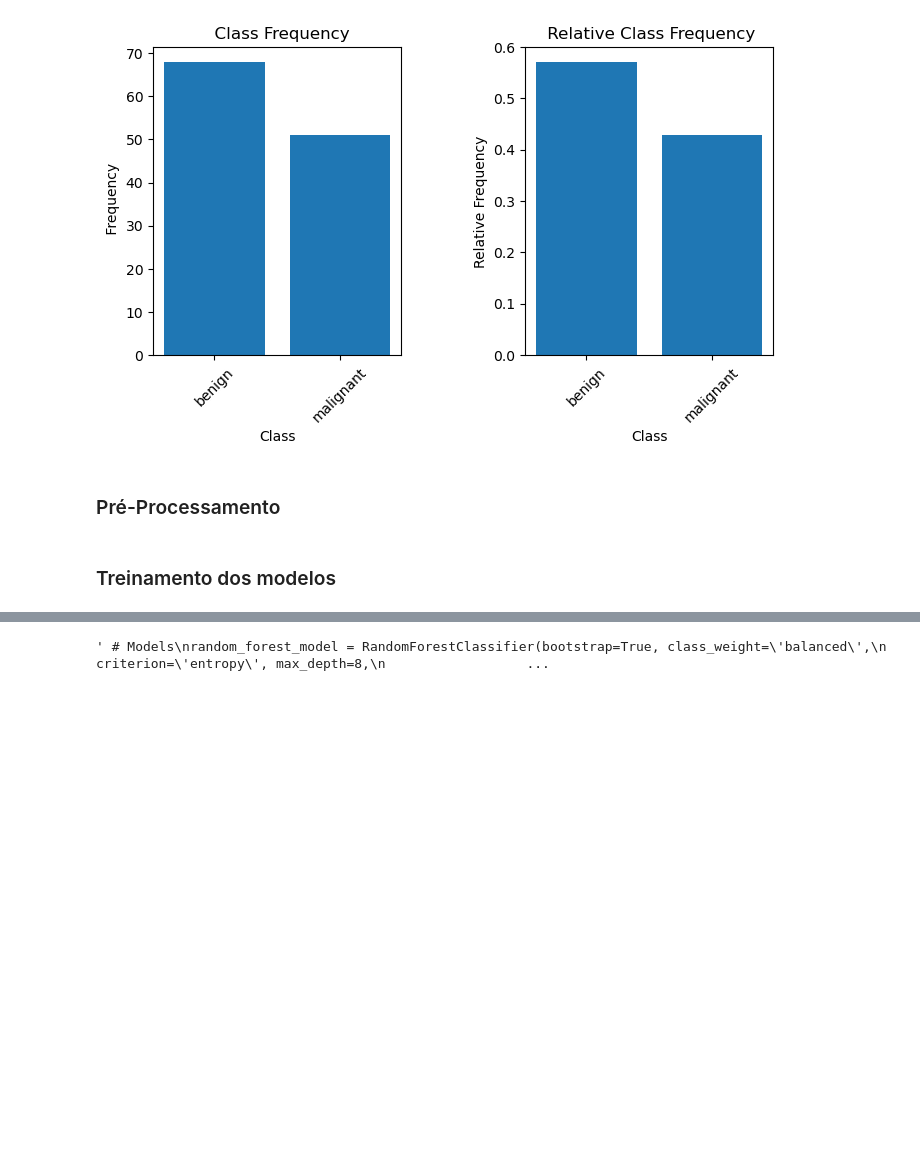
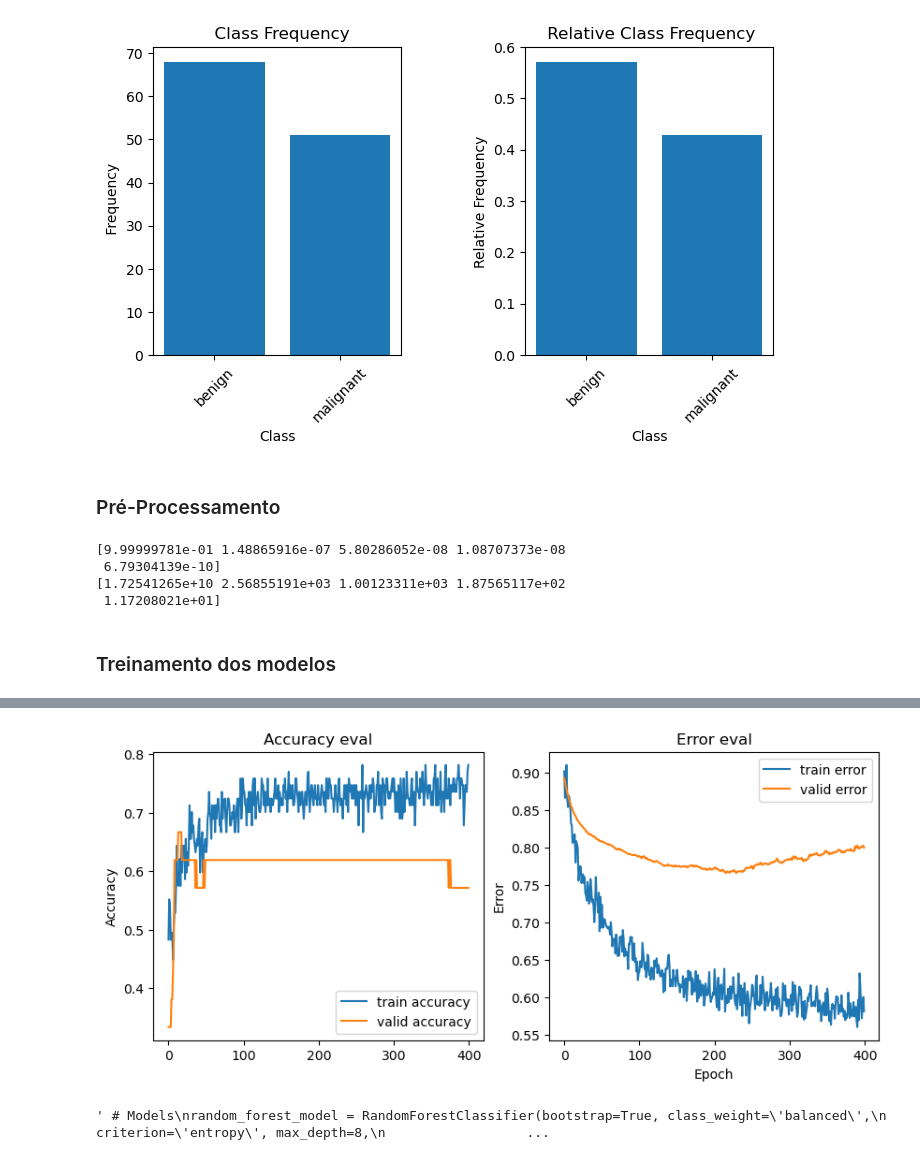
Before and after one commit to matheusssilva991/Radiomica, a Jupyter notebook: src/mamografia/model.ipynb, the cells around one changed output, grey strips where cells are left out. Saved outputs shown, nothing was run; the diff lists cells and outputs as text; code cells hidden in the pictures; blank space fills up the shorter version.

```diff
--- a/src/mamografia/model.ipynb
+++ b/src/mamografia/model.ipynb
@@ -84,32 +84,39 @@ X, y = (breast_cancer_df.drop(["pathology"], axis=1), breast_cancer_df["patholog
 y = y.map({"benign": 0, "malignant": 1})
 
 # Separa os dados em treino e teste
-X_train, X_test, y_train, y_test = train_test_split(X, y, test_size=0.20)
+X_train, X_test, y_train, y_test = train_test_split(X, y, test_size=0.20, random_state=42)
 
 # Balanceamento dos dados
 if SELECTED_DATABASE in ["inbreast", "mias"]:
-    smote = SMOTE()
+    smote = SMOTE(random_state=42)
     X_train, y_train = smote.fit_resample(X_train, y_train)
 elif SELECTED_DATABASE in ["cmmd"]:
     random_under_sampler = RandomUnderSampler()
     X_train, y_train = random_under_sampler.fit_resample(X_train, y_train)
 
 # Reduz a dimensionalidade
-pca = PCA(n_components=8)
+pca = PCA(n_components=5, random_state=42)
 X_train = pca.fit_transform(X_train)
 X_test = pca.transform(X_test)
 
+print(pca.explained_variance_ratio_)
+print(pca.explained_variance_)
 
 # Padroniza os dados
 scaler = StandardScaler()
 X_train = scaler.fit_transform(X_train)
 X_test = scaler.transform(X_test)
+# %% [output]
+[9.99999781e-01 1.48865916e-07 5.80286052e-08 1.08707373e-08
+ 6.79304139e-10]
+[1.72541265e+10 2.56855191e+03 1.00123311e+03 1.87565117e+02
+ 1.17208021e+01]
 # %% [markdown]
 ### Treinamento dos modelos
 # %%
 def create_mlp_model(shape):
     model = Sequential()
-    model.add(layers.Dense(24, input_dim=shape, kernel_regularizer=regularizers.L1(0.001)))
+    model.add(layers.Dense(24, input_dim=shape, kernel_regularizer=regularizers.L1(0.007)))
     model.add(layers.Activation("relu"))
     model.add(layers.Dropout(0.3))
 
@@ -119,25 +126,23 @@ def create_mlp_model(shape):
 
     model.add(layers.Dense(1))
     model.add(layers.Activation("sigmoid"))
-    model.compile(loss="binary_crossentropy", optimizer=Adam(learning_rate=0.01), metrics=["accuracy"])
+    model.compile(loss="binary_crossentropy", optimizer=Adam(learning_rate=0.0005), metrics=["accuracy"])
     return model
 # %%
-epochs = 100
+epochs = 400
 batch_size = 4
 # X_train, X_valid, y_train, y_valid = train_test_split(X_train, y_train, test_size=0.20)
 
-kf = KFold(n_splits=5, shuffle=True)
+kf = KFold(n_splits=5, shuffle=True, random_state=42)
 scores = {"Random Forest": [], "KNN": [], "MLP": []}
 train_scores = {"Random Forest": [], "KNN": [], "MLP": []}
+history = None
 
 # bests { neurons: 24, layers: 1, dropout: 0.3, l1: 0.001, learning_rate: 0.0005, epochs: 300, batch_size: 4 }
 
 for train_index, valid_index in kf.split(X_train):
     X_train_cv, X_valid_cv = X_train[train_index], X_train[valid_index]
     y_train_cv, y_valid_cv = y_train[train_index], y_train[valid_index]
-
-    print(f"Train: {X_train_cv.shape[0]}")
-    print(f"Valid: {X_valid_cv.shape[0]}")
 
     random_forest_model = RandomForestClassifier(bootstrap=True, class_weight='balanced',
                                                 criterion='entropy', max_depth=8,
@@ -154,7 +159,8 @@ for train_index, valid_index in kf.split(X_train):
 
     for model, name in zip(models, models_names):
         if name == "MLP":
-            model.fit(X_train_cv, y_train_cv, epochs=epochs, batch_size=batch_size, verbose=None)
+            history = model.fit(X_train_cv, y_train_cv, epochs=epochs, batch_size=batch_size, verbose=None,
+                                validation_data=(X_valid_cv, y_valid_cv))
             y_train_pred = model.predict(X_train_cv)
             y_valid_pred = model.predict(X_valid_cv)
 
@@ -182,5 +188,5 @@ for name in models_names:
     print(f"Train {name}: {sum(train_scores[name])/len(train_scores[name])}")
     print(f"Valid {name}: {sum(scores[name])/len(scores[name])}\n")
 
-#plot_history(history)
+plot_history(history)
 # %% [output]
@@ -204,3 +211,4 @@ Valid MLP: 0.5795238095238096
+[figure, added]
 # %%
 """ # Models
 random_forest_model = RandomForestClassifier(bootstrap=True, class_weight='balanced',
```
Also changed, not shown: parts of 2 cells of this notebook, 4 other files.
